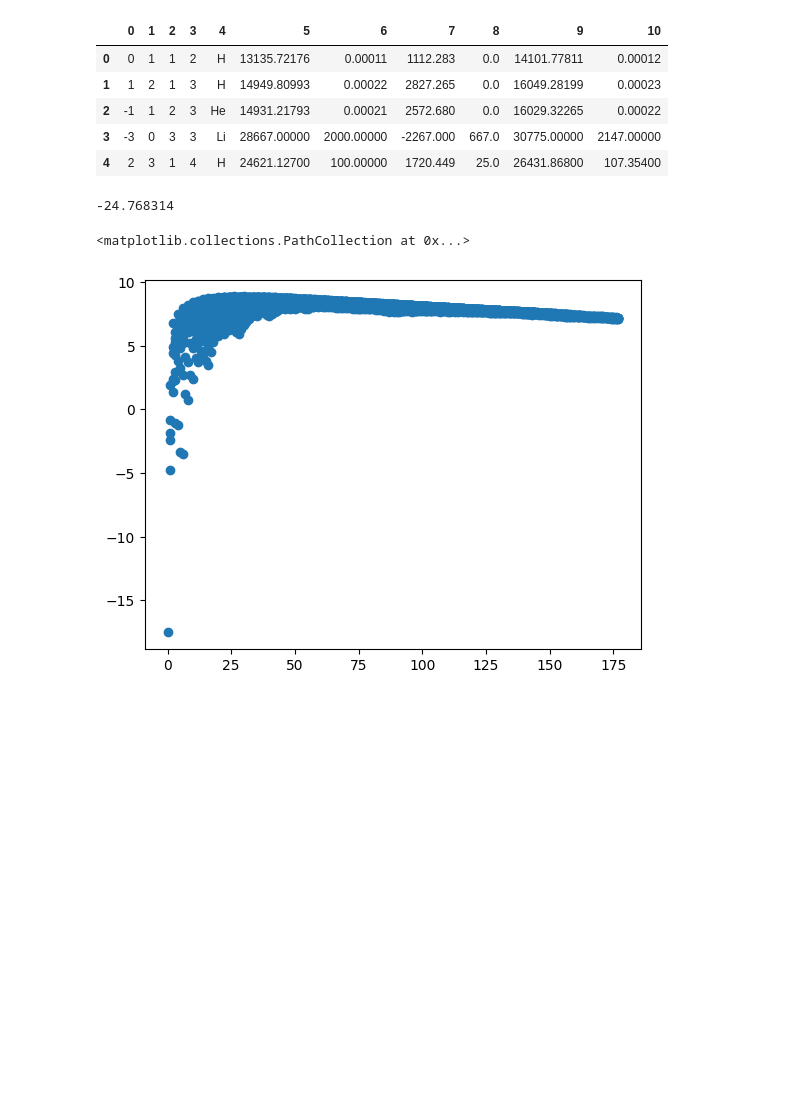
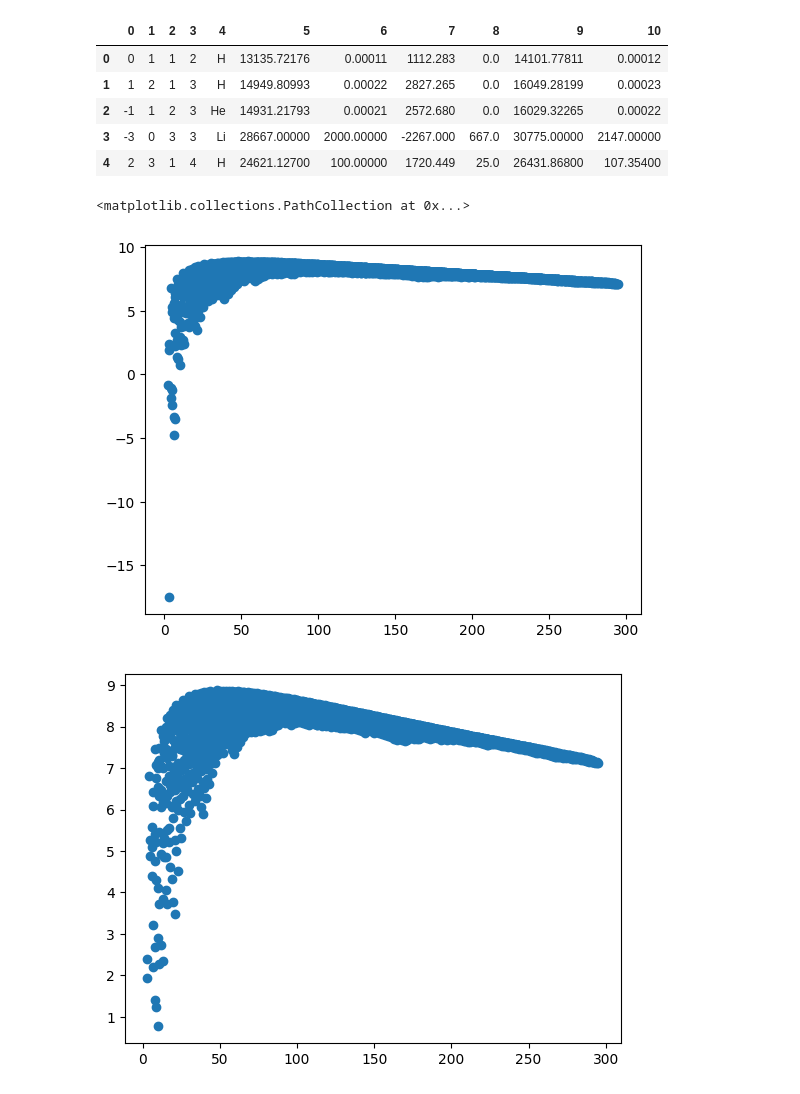
Before and after one commit to LoneWolf2026/Neural-Network-for-Nuclear-Binding-Energy-Prediction-, a Jupyter notebook: Semi_Empirical_Mass_Formula.ipynb, the cells around one changed output. Drawn from its saved outputs; the diff is of its cells as text; code cells hidden in the pictures; blank space fills up the shorter version.

Commit message:
Create new graph to plot only positive binding energies.

```diff
--- a/Semi_Empirical_Mass_Formula.ipynb
+++ b/Semi_Empirical_Mass_Formula.ipynb
@@ -91,7 +91,7 @@ def Binding_Energy_AME(data_df):
     elif data_df.name == "AME_2020":
       binding_energy = SEMF_2016(A[i],Z[i],delta)
 
-    binding_energy_per_nucleon = round(binding_energy,4)/A[i]
+    binding_energy_per_nucleon = round(binding_energy/A[i],4)
     BE_per_Nucleon.append(binding_energy_per_nucleon)
 
-  return BE_per_Nucleon
+  return BE_per_Nucleon #return list of Binding Energies per Nucleon
@@ -101,27 +98,27 @@ def Binding_Energy_AME(data_df):
-# %%
-a_v = 15.582546
-a_s = 17.377737
-a_c = 0.706489
-a_sym = 22.973123
-a_p = 13.013764
-
-delta = 0
-
-binding_energy = a_v*1 - a_s*(1**(2/3)) - a_c*(0*(0-1)/(1**(1/3))) - a_sym*(((1-2*0)**2)/1) + delta*a_p*(1/(1**(1/2)))
-
-print(binding_energy)
-# %% [output]
--24.768314
+# %%
+BEs_per_A_2020 = Binding_Energy_AME(data_df_2020)
+Nucleons = list(data_df_2020.iloc[:,3])
+
+Nucleons = [Nucleons[b] for b in range(len(Nucleons)) if BEs_per_A_2020[b] > 0]
+BEs_per_A_2020 = [k for k in BEs_per_A_2020 if k > 0]
 # %%
 import matplotlib.pyplot as plt
-import numpy as np
 
-x = data_df_2020.iloc[:,1]
+x = list(data_df_2020.iloc[:,3])
 y = Binding_Energy_AME(data_df_2020)
+
 #y axis is in MeV per Nucleon
+plt.figure(1)
 plt.scatter(x,y)
 
-#Decide what to do with negative energies
+#x axis is Mass Number(s)
+#y axis is in MeV per Nucleon
+x2 = Nucleons
+y2 = BEs_per_A_2020
+
+plt.figure(2)
+plt.scatter(x2,y2)
 # %% [output]
 <matplotlib.collections.PathCollection at 0x...>
-[figure, old version]
+[figure, new version]
+[figure, added]
```
Also changed, not shown: parts of 1 cell of this notebook.
